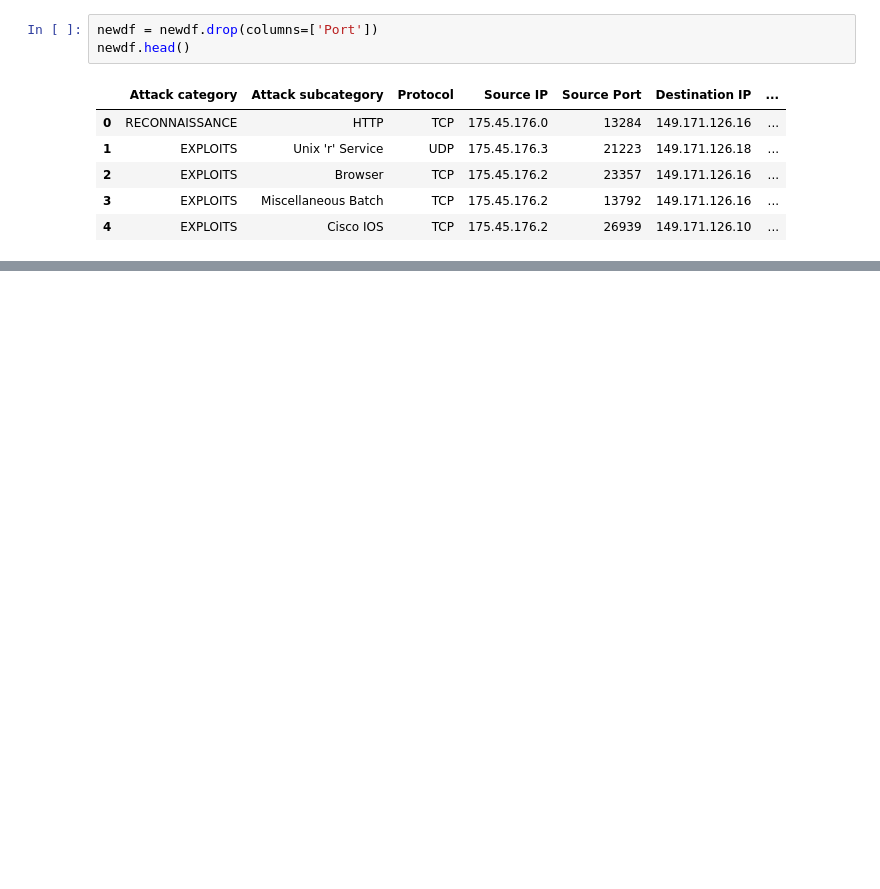
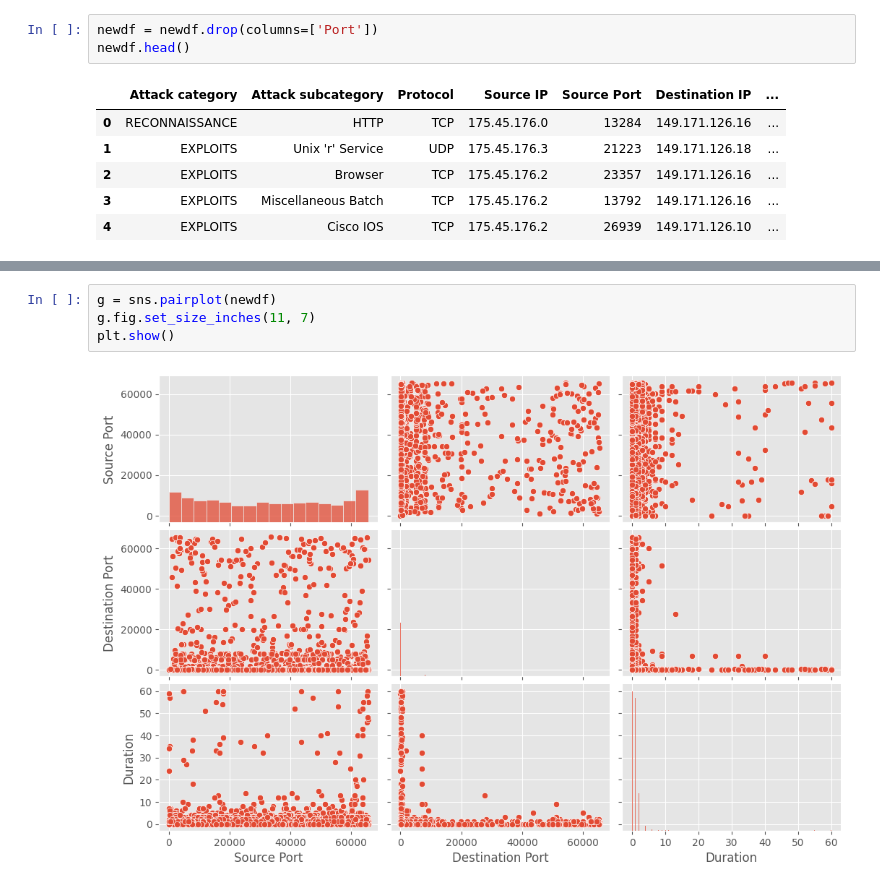
Before and after one commit to Harsh-248/Security_Data_Wrangling, a Jupyter notebook: Security_Data_Wrangling.ipynb, the cells around one changed output, grey strips where cells are left out. Saved outputs shown, nothing was run; the diff lists cells and outputs as text; blank space fills up the shorter version.

```diff
--- a/Security_Data_Wrangling.ipynb
+++ b/Security_Data_Wrangling.ipynb
@@ -259,0 +381,6 @@ newdf.head()
+# %%
+g = sns.pairplot(newdf)
+g.fig.set_size_inches(11, 7)
+plt.show()
+# %% [output]
+[figure, added]
```
Also changed, not shown: parts of 41 cells of this notebook.
